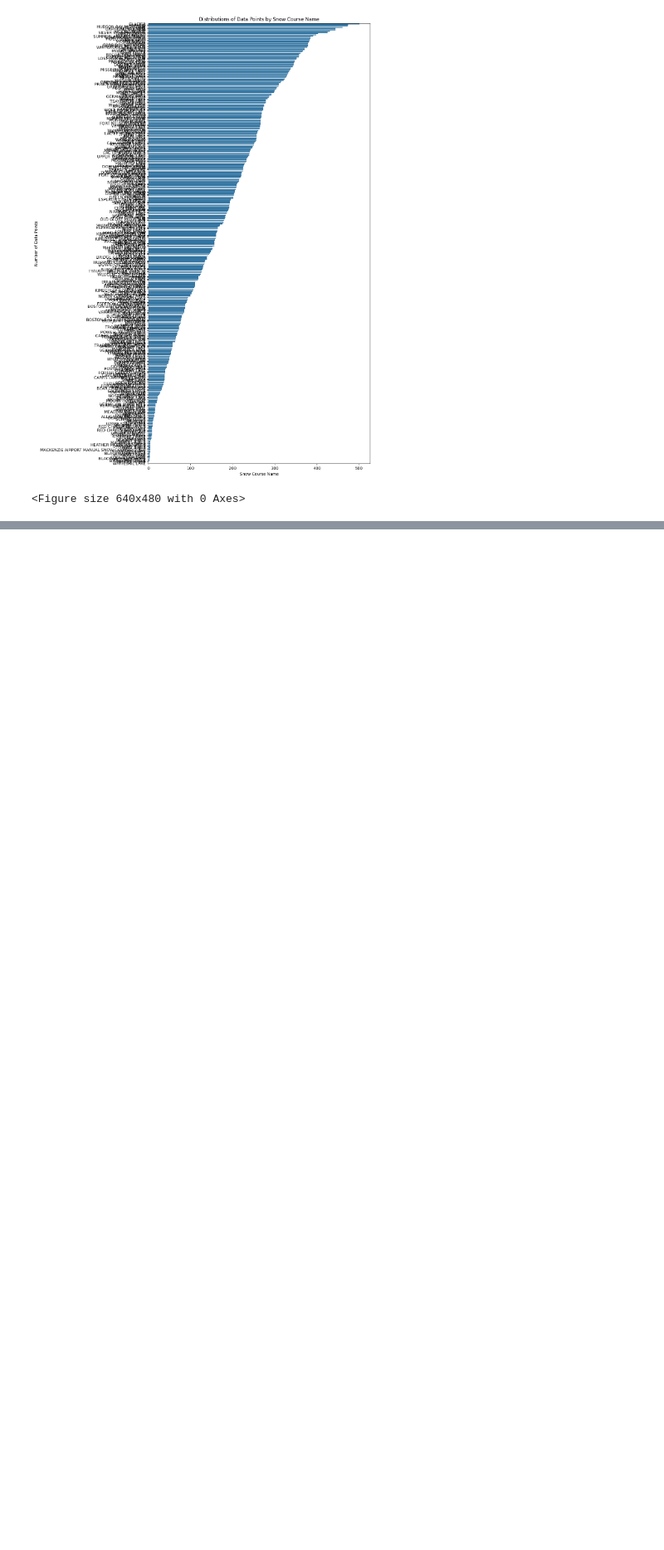
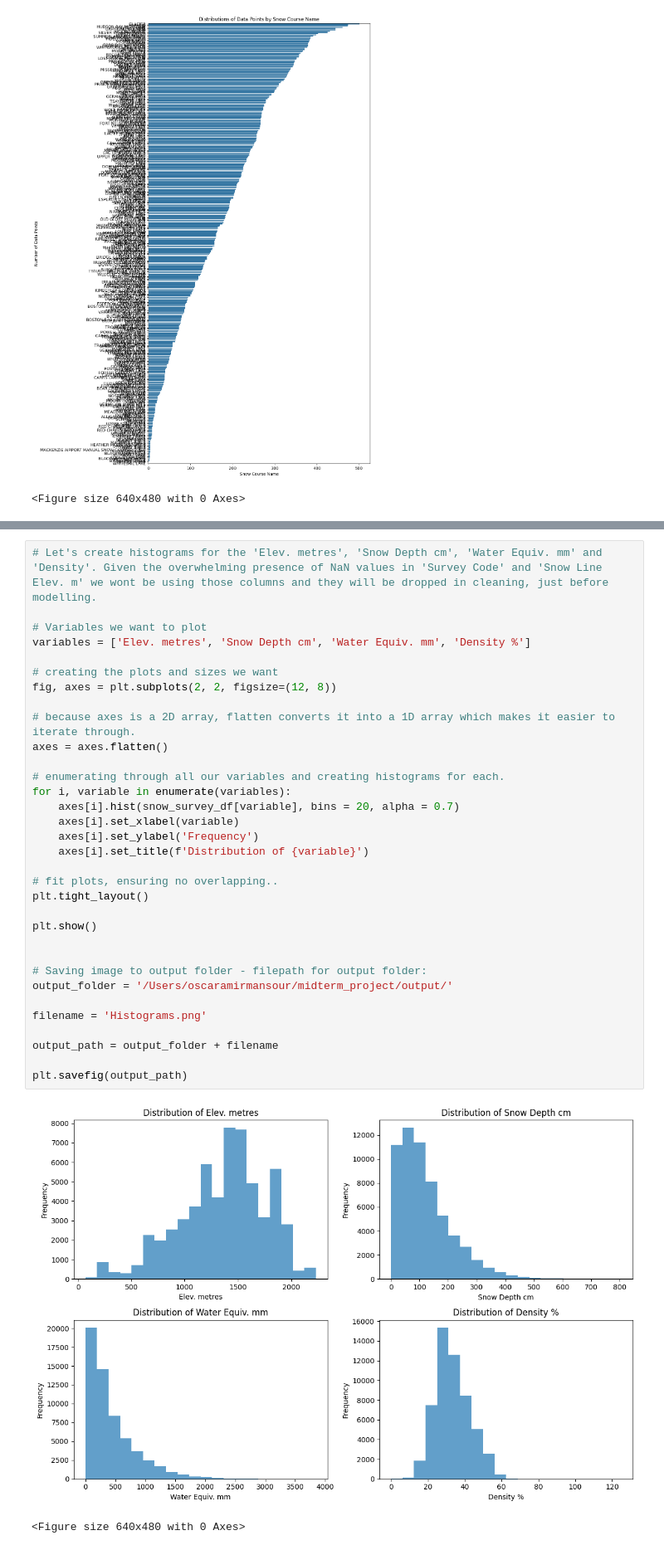
Before and after one commit to Oliver2552/Snow_Depth_Patterns_BC, a Jupyter notebook: src/snow_survey_EDA.ipynb, the cells around one changed output, grey strips where cells are left out. Shown at 83% size. Drawn from its saved outputs; the diff is of its cells as text; blank space fills up the shorter version.

Commit message:
added code for histogram and boxplots to EDA

```diff
--- a/src/snow_survey_EDA.ipynb
+++ b/src/snow_survey_EDA.ipynb
@@ -238,0 +247,36 @@ plt.savefig(output_path)
+# %%
+# Let's create histograms for the 'Elev. metres', 'Snow Depth cm', 'Water Equiv. mm' and 'Density'. Given the overwhelming presence of NaN values in 'Survey Code' and 'Snow Line Elev. m' we wont be using those columns and they will be dropped in cleaning, just before modelling.
+
+# Variables we want to plot
+variables = ['Elev. metres', 'Snow Depth cm', 'Water Equiv. mm', 'Density %']
+
+# creating the plots and sizes we want
+fig, axes = plt.subplots(2, 2, figsize=(12, 8))
+
+# because axes is a 2D array, flatten converts it into a 1D array which makes it easier to iterate through.
+axes = axes.flatten()
+
+# enumerating through all our variables and creating histograms for each.
+for i, variable in enumerate(variables):
+    axes[i].hist(snow_survey_df[variable], bins = 20, alpha = 0.7)
+    axes[i].set_xlabel(variable)
+    axes[i].set_ylabel('Frequency')
+    axes[i].set_title(f'Distribution of {variable}')
+
+# fit plots, ensuring no overlapping..
+plt.tight_layout()
+
+plt.show()
+
+
+# Saving image to output folder - filepath for output folder:
+output_folder = '/Users/oscaramirmansour/midterm_project/output/'
+
+filename = 'Histograms.png'
+
+output_path = output_folder + filename
+
+plt.savefig(output_path)
+# %% [output]
+[figure, added]
+<Figure size 640x480 with 0 Axes>
```
Also changed, not shown: parts of 3 cells of this notebook, 2 other files.
